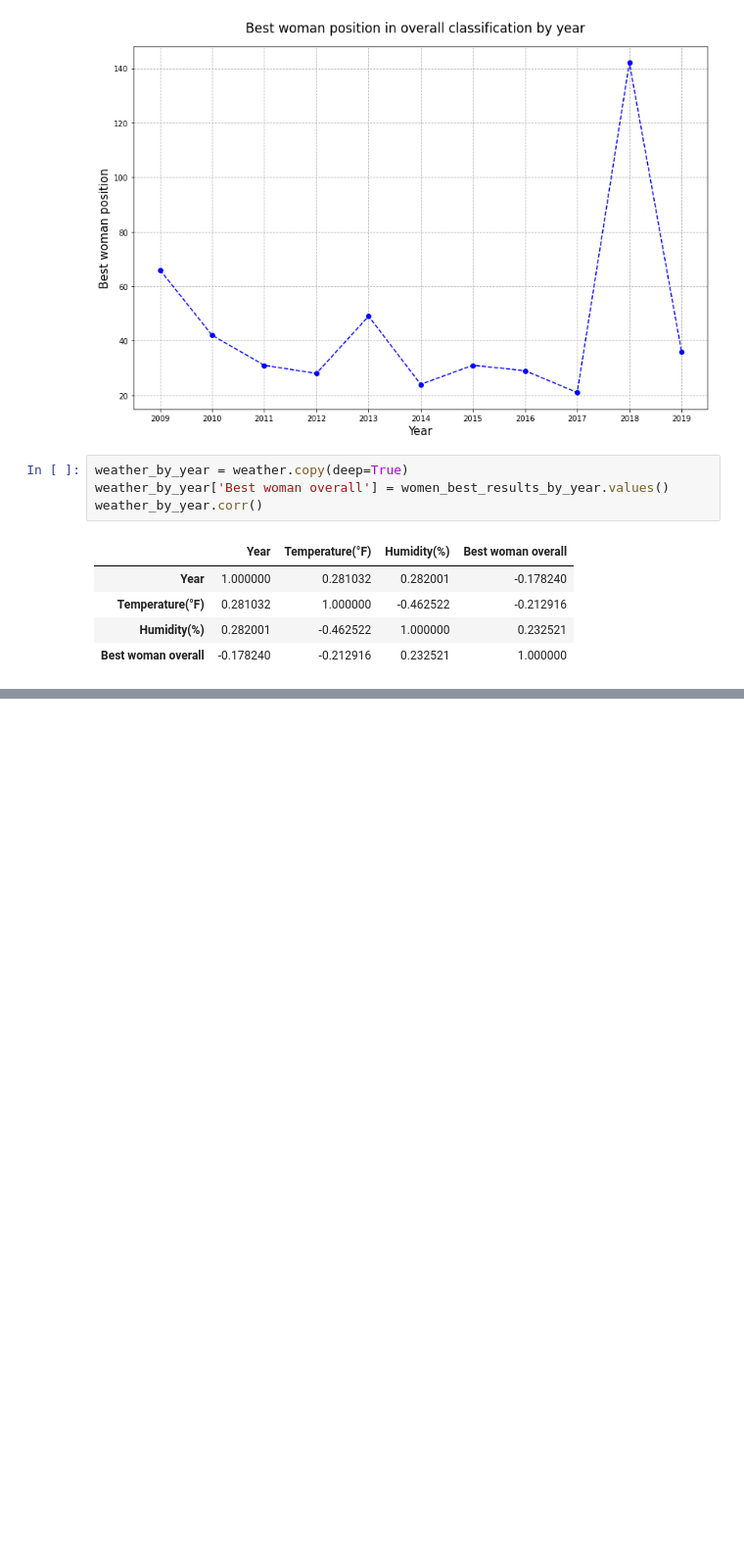
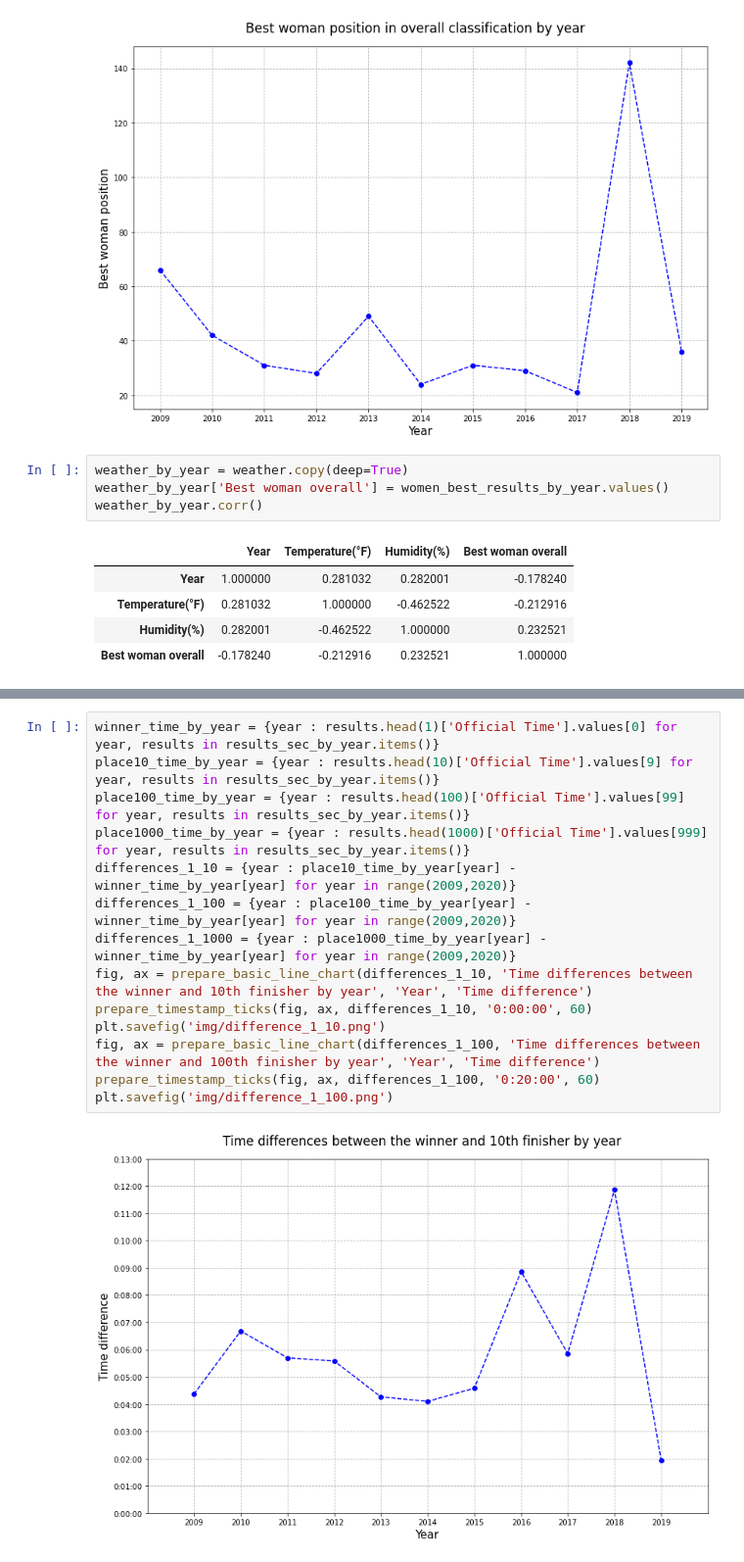
Before and after one commit to tadeq/Boston-marathon-data-analysis, a Jupyter notebook: data_analysis.ipynb, the cells around one changed output, grey strips where cells are left out. Shown at 98% size. Saved outputs shown, nothing was run; the diff lists cells and outputs as text; blank space fills up the shorter version.

```diff
--- a/data_analysis.ipynb
+++ b/data_analysis.ipynb
@@ -578,0 +655,16 @@ weather_by_year.corr()
+# %%
+winner_time_by_year = {year : results.head(1)['Official Time'].values[0] for year, results in results_sec_by_year.items()}
+place10_time_by_year = {year : results.head(10)['Official Time'].values[9] for year, results in results_sec_by_year.items()}
+place100_time_by_year = {year : results.head(100)['Official Time'].values[99] for year, results in results_sec_by_year.items()}
+place1000_time_by_year = {year : results.head(1000)['Official Time'].values[999] for year, results in results_sec_by_year.items()}
+differences_1_10 = {year : place10_time_by_year[year] - winner_time_by_year[year] for year in range(2009,2020)}
+differences_1_100 = {year : place100_time_by_year[year] - winner_time_by_year[year] for year in range(2009,2020)}
+differences_1_1000 = {year : place1000_time_by_year[year] - winner_time_by_year[year] for year in range(2009,2020)}
+fig, ax = prepare_basic_line_chart(differences_1_10, 'Time differences between the winner and 10th finisher by year', 'Year', 'Time difference')
+prepare_timestamp_ticks(fig, ax, differences_1_10, '0:00:00', 60)
+plt.savefig('img/difference_1_10.png')
+fig, ax = prepare_basic_line_chart(differences_1_100, 'Time differences between the winner and 100th finisher by year', 'Year', 'Time difference')
+prepare_timestamp_ticks(fig, ax, differences_1_100, '0:20:00', 60)
+plt.savefig('img/difference_1_100.png')
+# %% [output]
+[figure, added]
```
Also changed, not shown: parts of 9 cells of this notebook.
